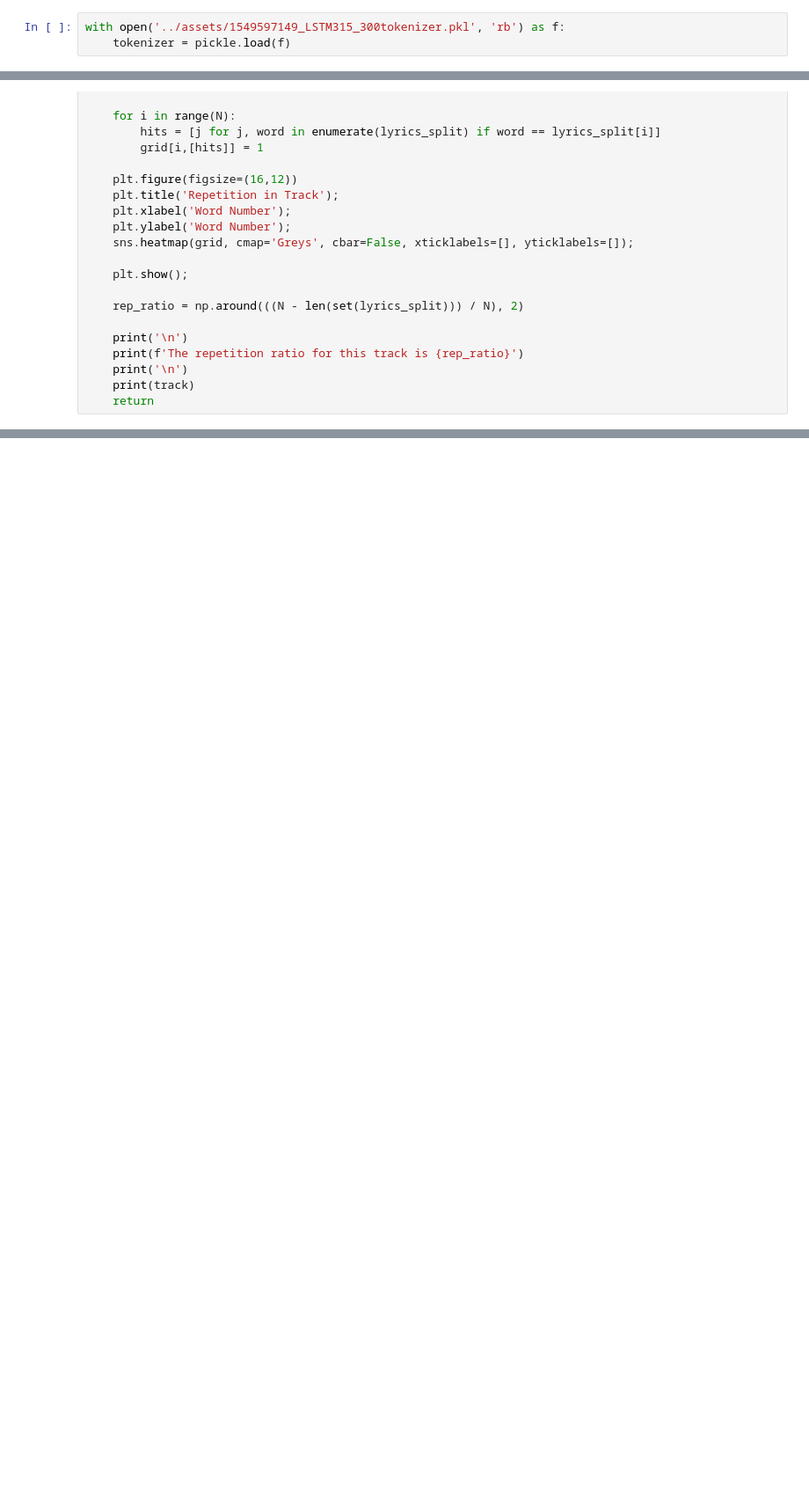
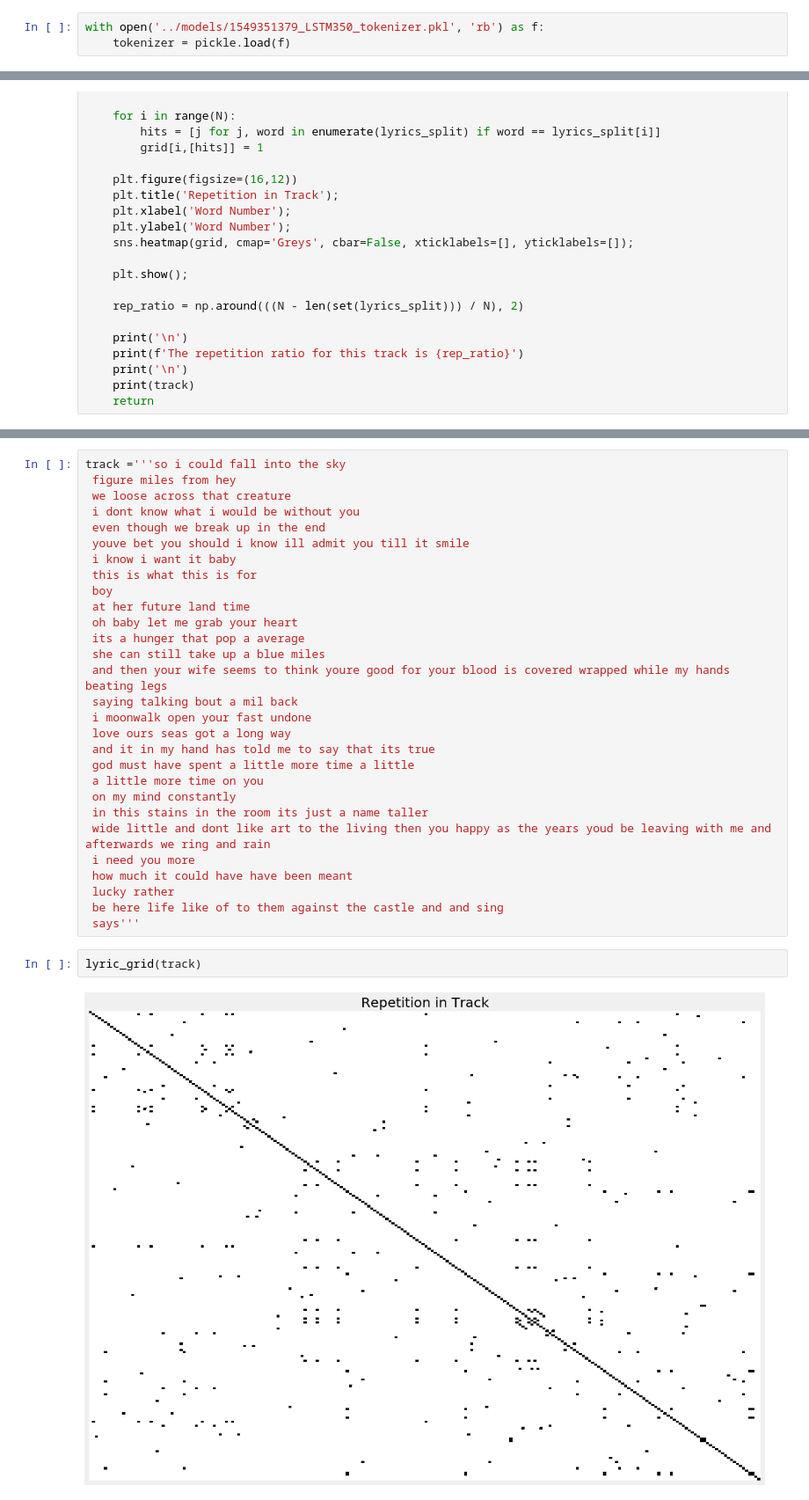
Before and after one commit to csinatra/crooner, a Jupyter notebook: notebooks/04b_modeling.ipynb, the cells around one changed output, grey strips where cells are left out. Shown at 88% size. Saved outputs shown, nothing was run; the diff lists cells and outputs as text; blank space fills up the shorter version.

```diff
--- a/notebooks/04b_modeling.ipynb
+++ b/notebooks/04b_modeling.ipynb
@@ -53,7 +67,7 @@ y_cat_coo = sparse.load_npz('../assets/1549597149_LSTM315_300ycat.npz')
 # %%
 y_cat = y_cat_coo.toarray()
 # %%
-with open('../assets/1549597149_LSTM315_300tokenizer.pkl', 'rb') as f:
+with open('../models/1549351379_LSTM350_tokenizer.pkl', 'rb') as f:
     tokenizer = pickle.load(f)
 # %%
 vocab_size = len(tokenizer.word_index) + 1
@@ -269,0 +366,33 @@ so good
+# %%
+track ='''so i could fall into the sky
+ figure miles from hey
+ we loose across that creature
+ i dont know what i would be without you
+ even though we break up in the end
+ youve bet you should i know ill admit you till it smile
+ i know i want it baby
+ this is what this is for
+ boy
+ at her future land time
+ oh baby let me grab your heart
+ its a hunger that pop a average
+ she can still take up a blue miles
+ and then your wife seems to think youre good for your blood is covered wrapped while my hands beating legs
+ saying talking bout a mil back
+ i moonwalk open your fast undone
+ love ours seas got a long way
+ and it in my hand has told me to say that its true
+ god must have spent a little more time a little
+ a little more time on you
+ on my mind constantly
+ in this stains in the room its just a name taller
+ wide little and dont like art to the living then you happy as the years youd be leaving with me and afterwards we ring and rain
+ i need you more
+ how much it could have have been meant
+ lucky rather
+ be here life like of to them against the castle and and sing
+ says'''
+# %%
+lyric_grid(track)
+# %% [output]
+[figure, added]
```
Also changed, not shown: parts of 47 cells of this notebook, 9 other files.
